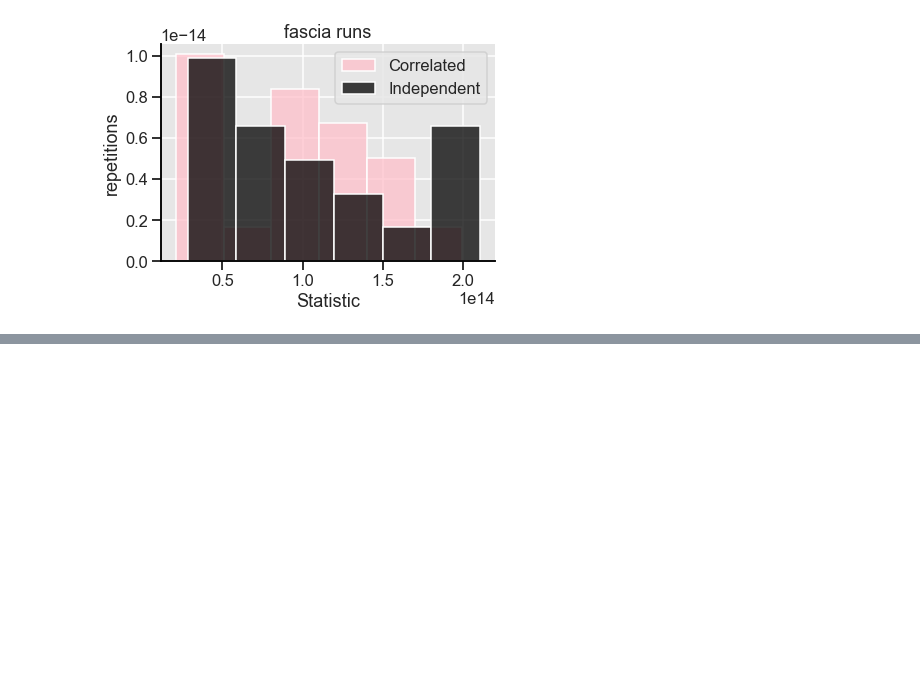
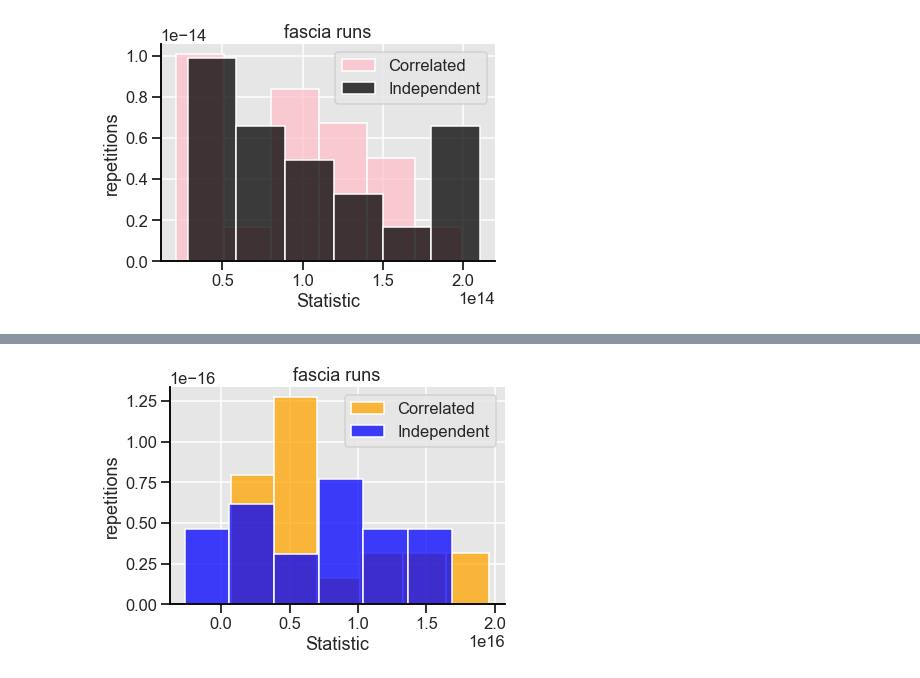
Before and after one commit to louishu17/tree_color_coding_task, a Jupyter notebook: Jupyter Vizualizations/fascia_viz.ipynb, the cells around one changed output, grey strips where cells are left out. Cells and saved outputs as stored; diff of their text form; code cells hidden in the pictures; blank space fills up the shorter version.

```diff
--- a/Jupyter Vizualizations/fascia_viz.ipynb
+++ b/Jupyter Vizualizations/fascia_viz.ipynb
@@ -201,0 +230,14 @@ sns.despine(right = True, top=True)
+# %%
+# K=7 p = 0.05
+curve = True
+list1 = [4.177961e+15, 8.951627e+15, 3.633463e+15, 1.160430e+16, 4.309438e+15, 4.386283e+15, 6.708636e+15, 1.148798e+16, 7.479836e+14, 5.017676e+15, 1.570911e+16, 2.566493e+15, 1.961222e+16, 2.578651e+15, 1.801448e+16, 5.909801e+15, 1.337348e+16, 3.701078e+15, 4.443026e+15, 4.453506e+15]
+list2 = [1.471571e+16, 3.848068e+15, -2.655455e+15, 8.140597e+15, 1.035384e+16, 3.979300e+14, 9.904801e+15, 1.640414e+16, 7.213373e+15, 3.228459e+15, 1.690190e+16, 1.158888e+16, 5.993542e+15, 3.545953e+15, 5.243466e+15, 1.107799e+16, 8.765563e+15, 3.252394e+15, 1.232939e+16, -1.198856e+14]
+
+sns.histplot(list1, color='orange', label='Correlated', stat = "density")
+sns.histplot(list2, color='blue', label="Independent", stat = "density").set(xlabel = 'Statistic', ylabel = 'repetitions', title = 'fascia runs')
+plt.legend()
+sns.set_style("darkgrid", {'ytick.left' : True, 'xtick.bottom': True, 'axes.spines.left': True, 'grid.color': '1', 'axes.edgecolor': '0', 'axes.spines.right': False, "axes.facecolor": ".9"})
+sns.set_context("talk")
+sns.despine(right = True, top=True)
+# %% [output]
+[figure, added]
```
Also changed, not shown: parts of 2 cells of this notebook.
